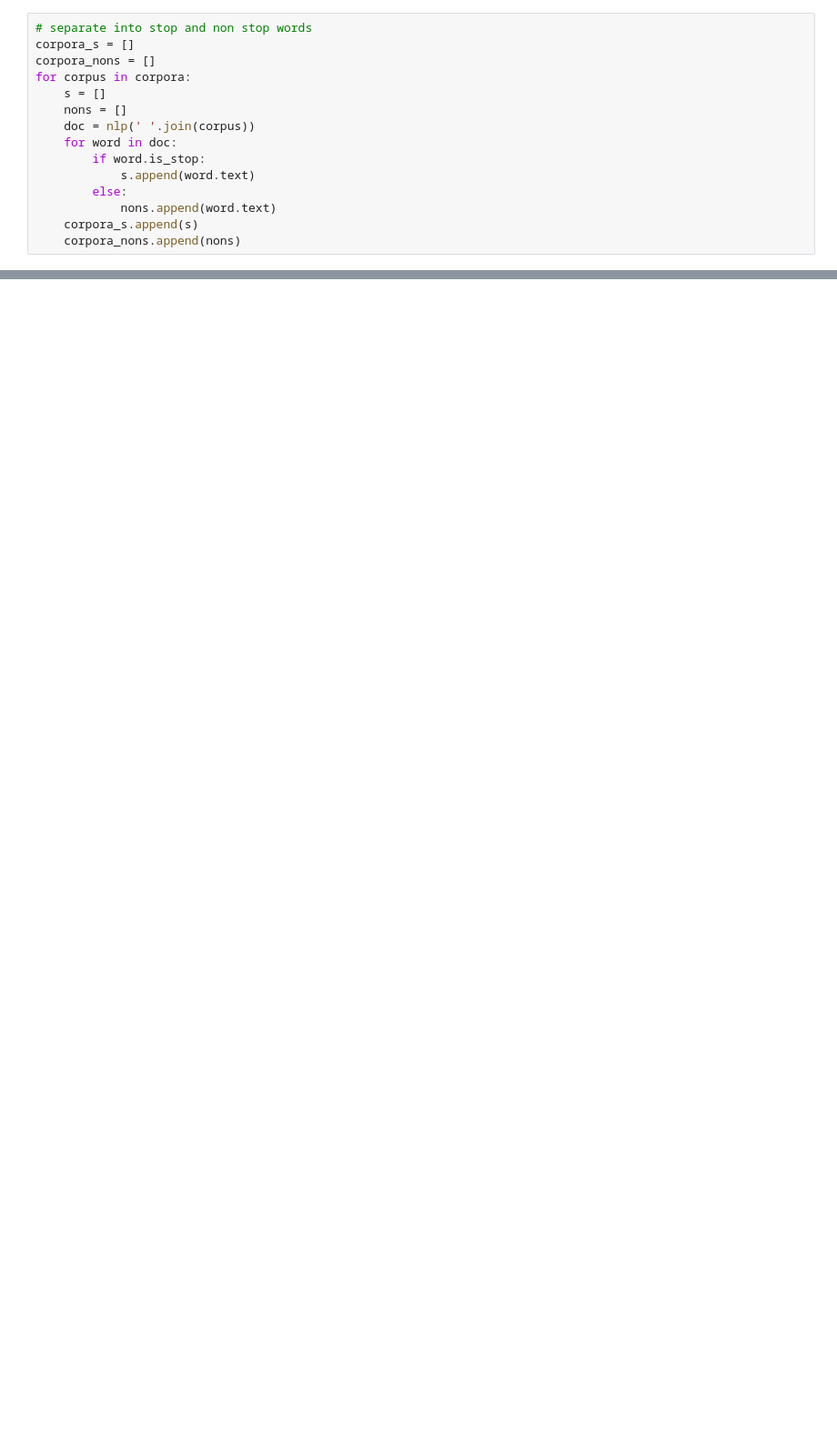
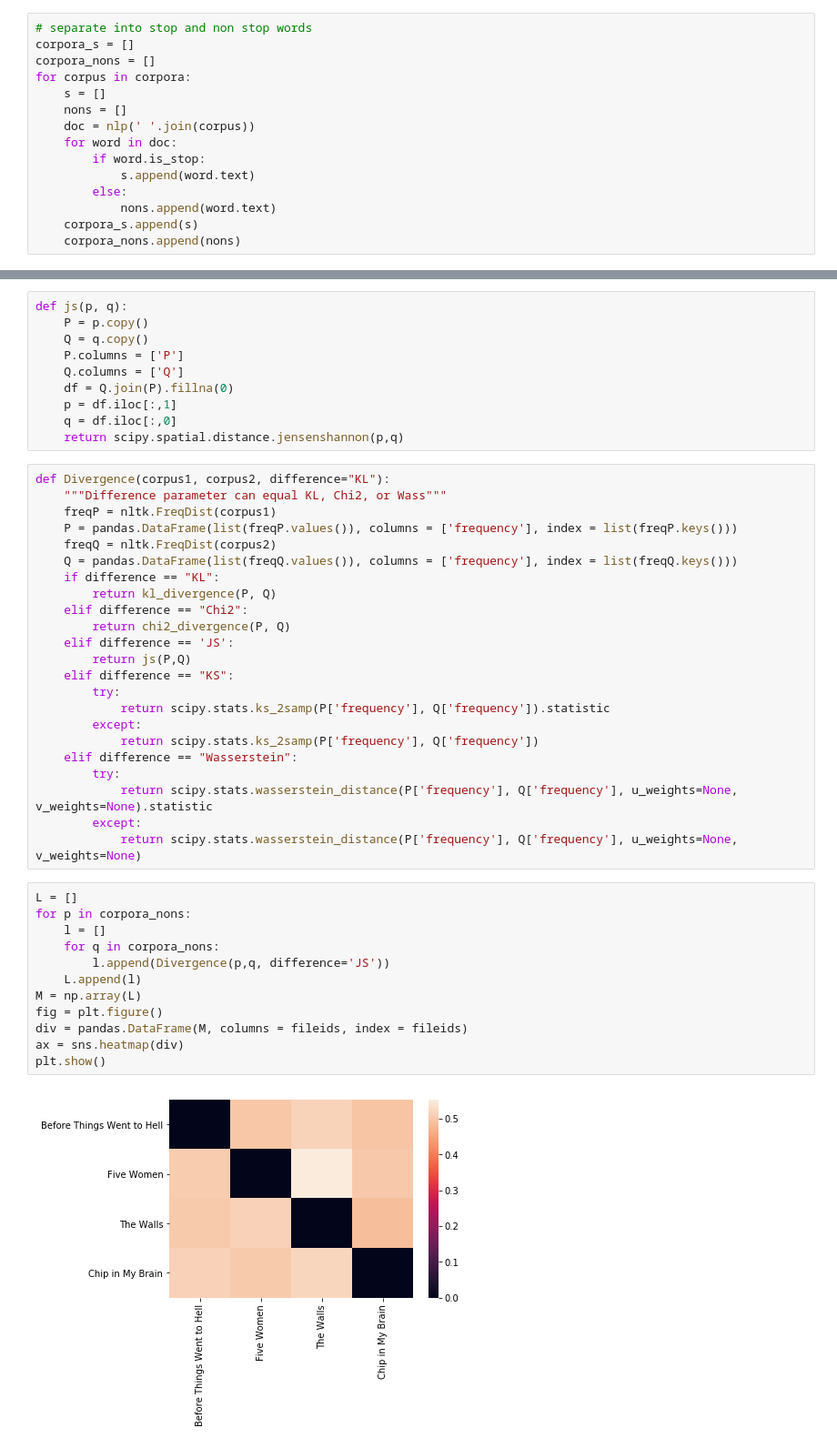
Before and after one commit to laurenjli/Content-Analysis-2020, a Jupyter notebook: week-4/4-Counting-Words-Phrases.ipynb, the cells around one changed output, grey strips where cells are left out. Shown at 91% size. Drawn from its saved outputs; the diff is of its cells as text; blank space fills up the shorter version.

```diff
--- a/week-4/4-Counting-Words-Phrases.ipynb
+++ b/week-4/4-Counting-Words-Phrases.ipynb
@@ -2854,0 +2879,47 @@ What are "The Passionate Pilgrim" and "The Phoenix and the Turtle"? Little known
+# %%
+def js(p, q):
+    P = p.copy()
+    Q = q.copy()
+    P.columns = ['P']
+    Q.columns = ['Q']
+    df = Q.join(P).fillna(0)
+    p = df.iloc[:,1]
+    q = df.iloc[:,0]
+    return scipy.spatial.distance.jensenshannon(p,q)
+# %%
+def Divergence(corpus1, corpus2, difference="KL"):
+    """Difference parameter can equal KL, Chi2, or Wass"""
+    freqP = nltk.FreqDist(corpus1)
+    P = pandas.DataFrame(list(freqP.values()), columns = ['frequency'], index = list(freqP.keys()))
+    freqQ = nltk.FreqDist(corpus2)
+    Q = pandas.DataFrame(list(freqQ.values()), columns = ['frequency'], index = list(freqQ.keys()))
+    if difference == "KL":
+        return kl_divergence(P, Q)
+    elif difference == "Chi2":
+        return chi2_divergence(P, Q)
+    elif difference == 'JS':
+        return js(P,Q)
+    elif difference == "KS":
+        try:
+            return scipy.stats.ks_2samp(P['frequency'], Q['frequency']).statistic
+        except:
+            return scipy.stats.ks_2samp(P['frequency'], Q['frequency'])
+    elif difference == "Wasserstein":
+        try:
+            return scipy.stats.wasserstein_distance(P['frequency'], Q['frequency'], u_weights=None, v_weights=None).statistic
+        except:
+            return scipy.stats.wasserstein_distance(P['frequency'], Q['frequency'], u_weights=None, v_weights=None)
+# %%
+L = []
+for p in corpora_nons:
+    l = []
+    for q in corpora_nons:
+        l.append(Divergence(p,q, difference='JS'))
+    L.append(l)
+M = np.array(L)
+fig = plt.figure()
+div = pandas.DataFrame(M, columns = fileids, index = fileids)
+ax = sns.heatmap(div)
+plt.show()
+# %% [output]
+[figure, added]
```
Also changed, not shown: parts of 73 cells of this notebook.
